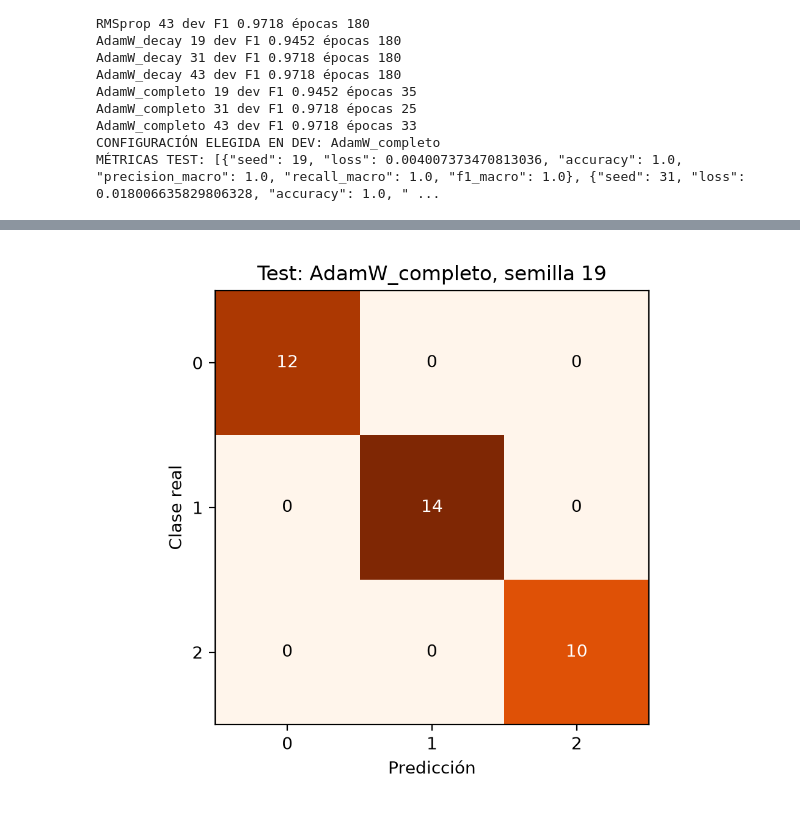
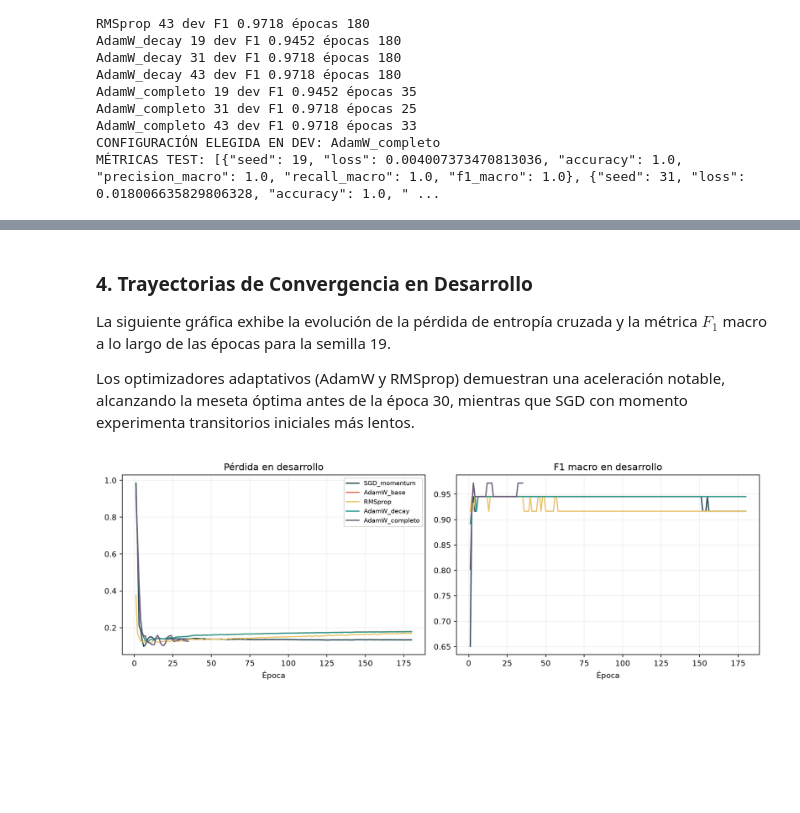
Before and after one commit to Salv4tore27/carlos-redes-neuronales-iii-vinos, a Jupyter notebook: Carlos_Redes.ipynb, the cells around one changed output, grey strips where cells are left out. Drawn from its saved outputs; the diff is of its cells as text; code cells hidden in the pictures; blank space fills up the shorter version.

```diff
--- a/Carlos_Redes.ipynb
+++ b/Carlos_Redes.ipynb
@@ -313,5 +328,11 @@ La figura siguiente se generó con el código anterior. Los detalles cuantitativ
+# %% [markdown]
+### 4. Trayectorias de Convergencia en Desarrollo
+
+La siguiente gráfica exhibe la evolución de la pérdida de entropía cruzada y la métrica $F_1$ macro a lo largo de las épocas para la semilla 19.
+
+Los optimizadores adaptativos (AdamW y RMSprop) demuestran una aceleración notable, alcanzando la meseta óptima antes de la época 30, mientras que SGD con momento experimenta transitorios iniciales más lentos.
 # %%
 from IPython.display import Image, display
-display(Image(filename='resultados/matriz_test.png'))
+display(Image(filename="resultados/optimizadores.png"))
 # %% [output]
-[figure, old version]
+[figure, new version]
```
Also changed, not shown: parts of 15 cells of this notebook, 2 other files.
